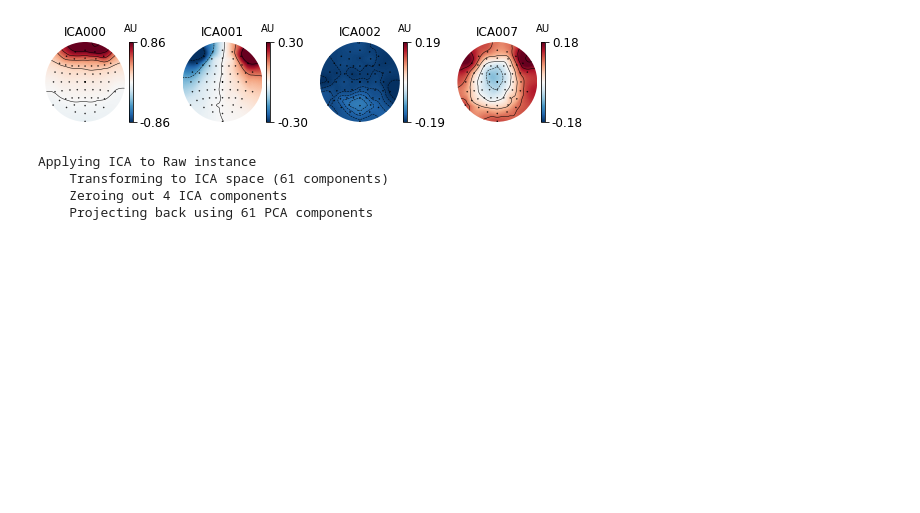
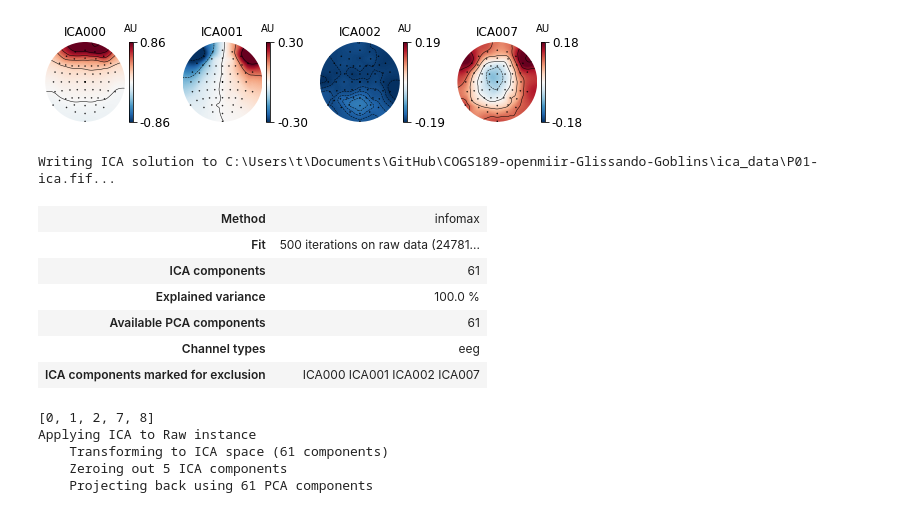
Before and after one commit to kelly-lo/COGS189-openmiir-Glissando-Goblins, a Jupyter notebook: Preprocessing.ipynb, the cells around one changed output. Cells and saved outputs as stored; diff of their text form; code cells hidden in the pictures; blank space fills up the shorter version.

Commit message:
merging auto detected exclude with eog exclude

```diff
--- a/Preprocessing.ipynb
+++ b/Preprocessing.ipynb
@@ -195,15 +131,29 @@ Designing a two-pass forward and reverse, zero-phase, non-causal bandpass filter
 ica.plot_components(picks=list(bad_comps), ch_type='eeg', title='', colorbar=True, show=True);
 # %% [output]
 [figure]
+# %%
+# save ICA result for later
+ica.save('ica_data/P01-ica.fif')
+# %% [output]
+Writing ICA solution to C:\Users\t\Documents\GitHub\COGS189-openmiir-Glissando-Goblins\ica_data\P01-ica.fif...
+| Method | infomax |
+| Fit | 500 iterations on raw data (24781... |
+| ICA components | 61 |
+| Explained variance | 100.0 % |
+| Available PCA components | 61 |
+| Channel types | eeg |
+| ICA components marked for exclusion | ICA000 ICA001 ICA002 ICA007 |
 # %%
-ica.exclude = list(bad_comps)
+ica.exclude.extend(list(bad_comps))
+print(list(set(ica.exclude)))
 
 # apply the transformation
 postica_data = ica.apply(filtered_data, exclude=ica.exclude)
 #ica.plot_components(ch_type='eeg', title='', colorbar=True, show=True);
 #ica.plot_properties(filtered_data, ch_type='eeg', title='', colorbar=True, show=True);
 # %% [output]
+[0, 1, 2, 7, 8]
 Applying ICA to Raw instance
     Transforming to ICA space (61 components)
-    Zeroing out 4 ICA components
+    Zeroing out 5 ICA components
     Projecting back using 61 PCA components
```
Also changed, not shown: parts of 3 cells of this notebook.
